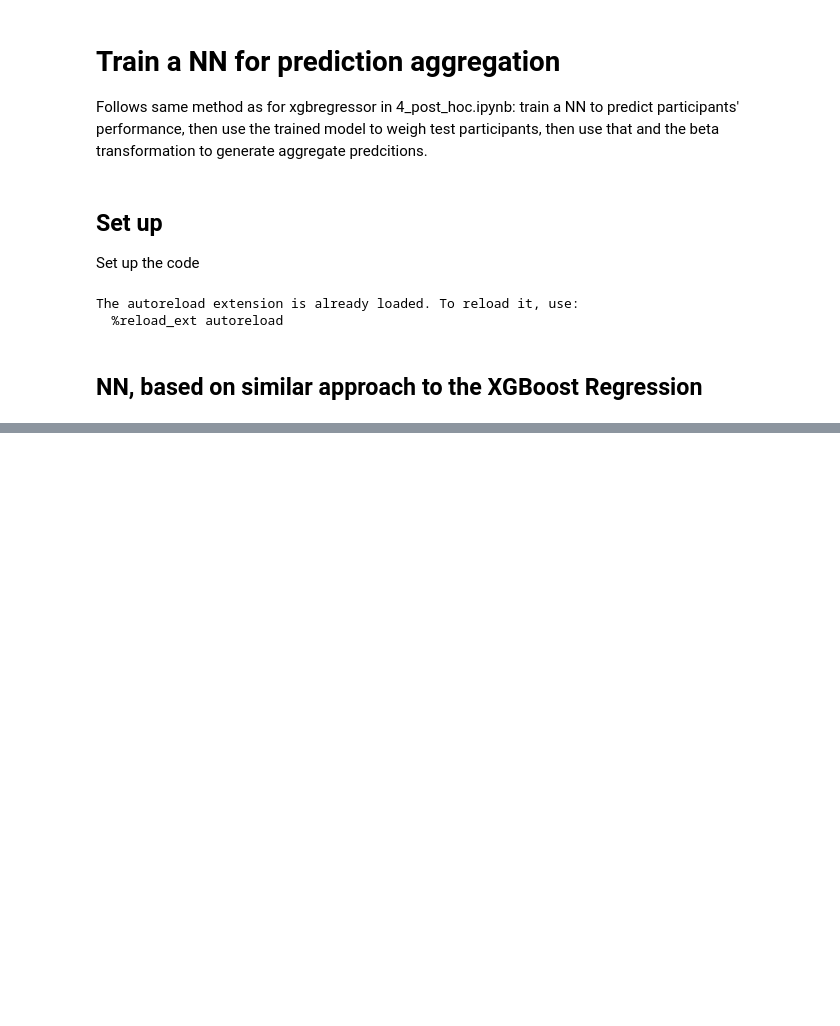
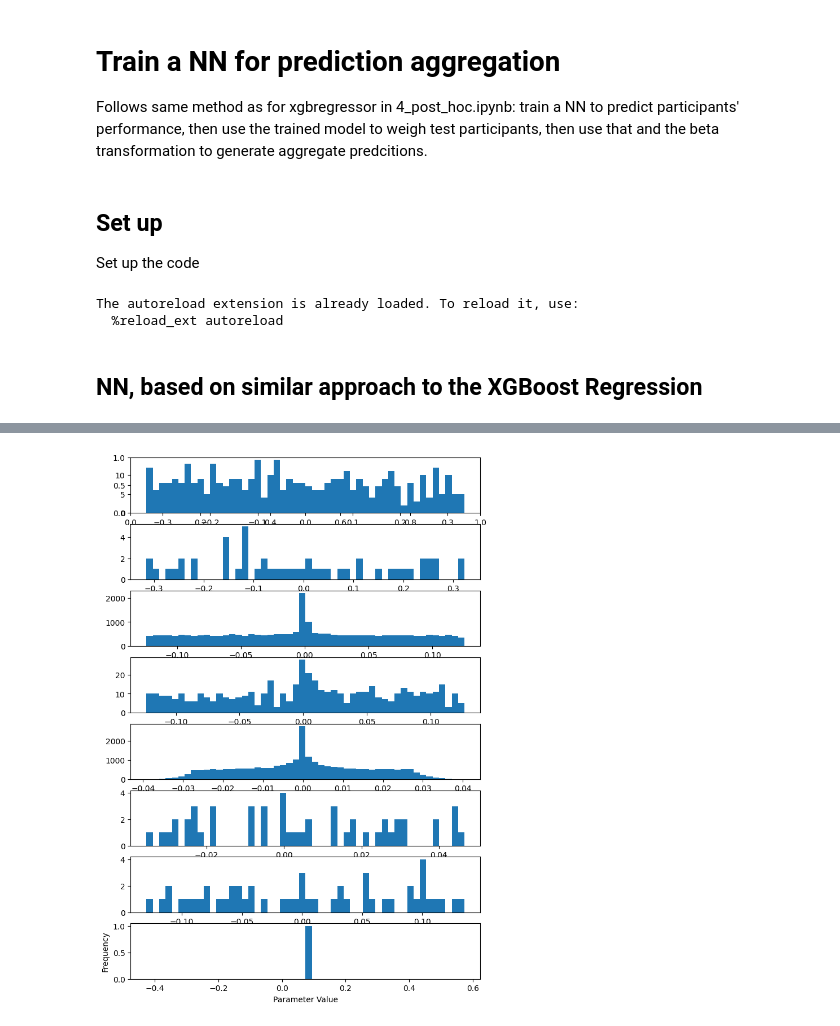
Before and after one commit to jbreffle/acx-prediction-contest, a Jupyter notebook: notebooks/5_post_hoc_nn.ipynb, the cells around one changed output, grey strips where cells are left out. Saved outputs shown, nothing was run; the diff lists cells and outputs as text; code cells hidden in the pictures; blank space fills up the shorter version.

```diff
--- a/notebooks/5_post_hoc_nn.ipynb
+++ b/notebooks/5_post_hoc_nn.ipynb
@@ -158,0 +211,14 @@ plt.show()
+# %%
+# Plot distribution of model parameter weights in seperate plots
+fig = plt.figure(figsize=(8, 12))
+n_params = len(list(model.parameters()))
+ax.set_title("Distribution of Model Parameter Weights")
+ax = fig.add_subplot(int(f"{n_params}1{1}"))
+for i, param in enumerate(model.parameters()):
+    ax = fig.add_subplot(int(f"{n_params}1{i+1}"))
+    ax.hist(param.cpu().detach().numpy().flatten(), bins=50, label=f"Layer {i}")
+ax.set_xlabel("Parameter Value")
+ax.set_ylabel("Frequency")
+plt.show()
+# %% [output]
+[figure, added]
```
Also changed, not shown: parts of 7 cells of this notebook, 1 other file.
